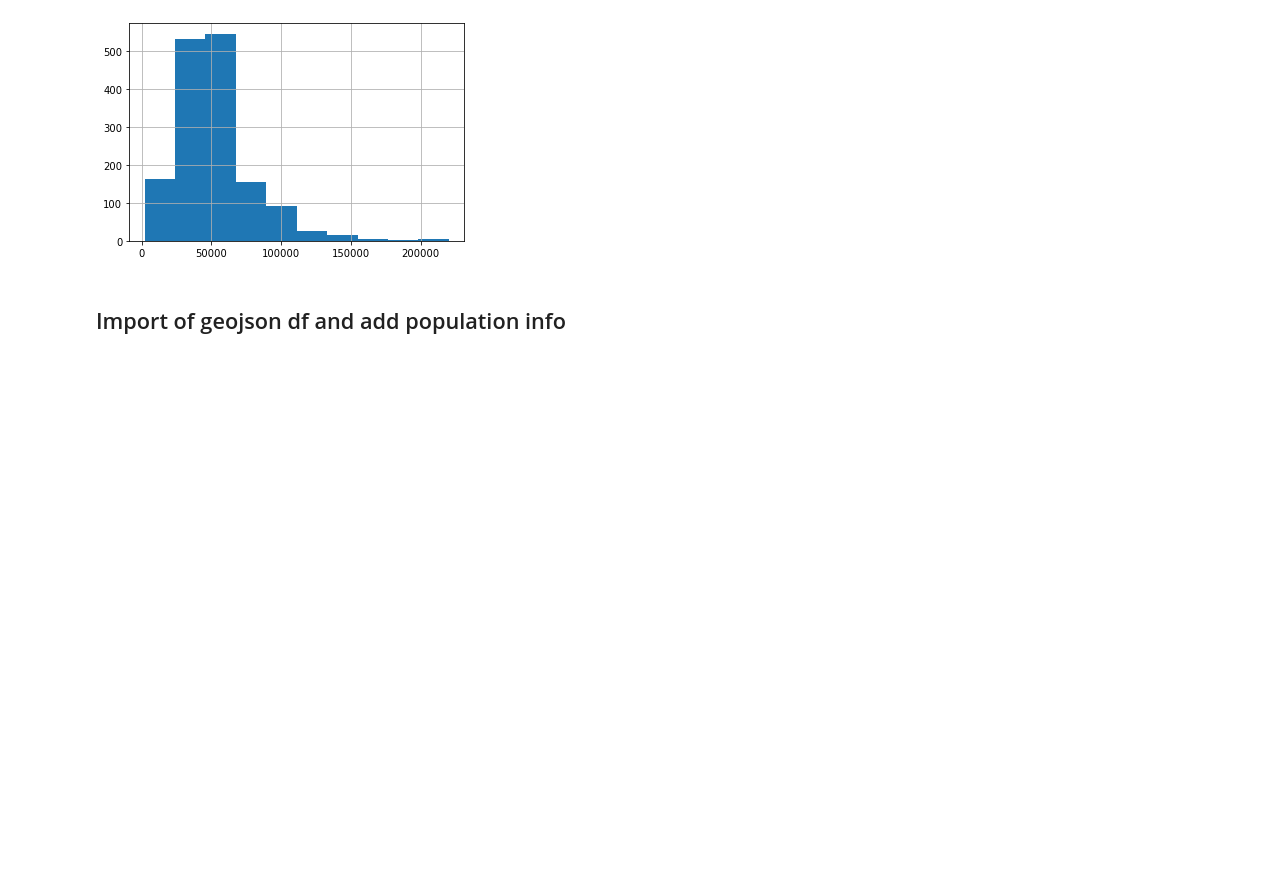
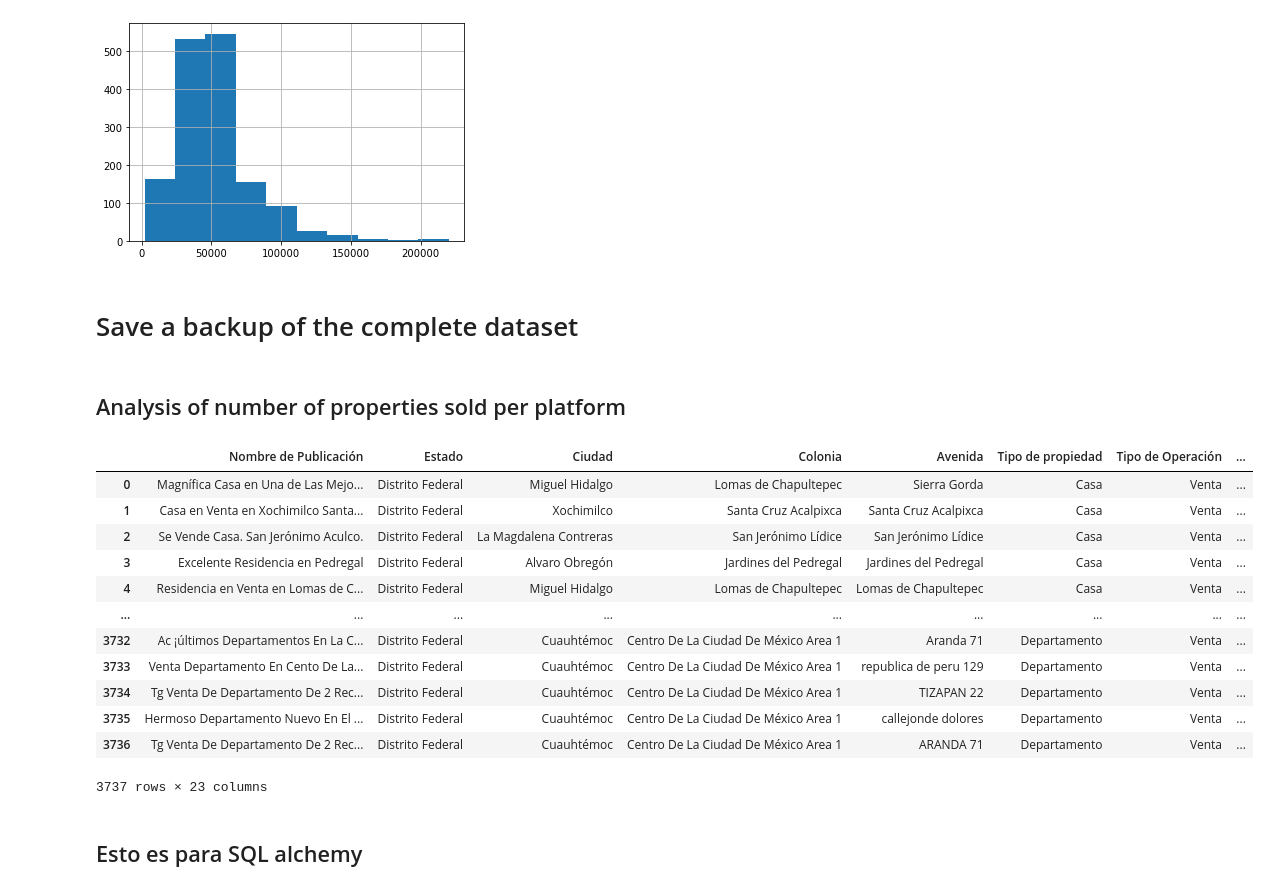
Before and after one commit to trezeget-1/meli_project, a Jupyter notebook: inmuebles_24 & Meli (further analysis).ipynb, the cells around one changed output. Saved outputs shown, nothing was run; the diff lists cells and outputs as text; code cells hidden in the pictures; blank space fills up the shorter version.

```diff
--- a/inmuebles_24 & Meli (further analysis).ipynb
+++ b/inmuebles_24 & Meli (further analysis).ipynb
@@ -577,5 +577,5 @@ meli_df['Precio por m2'].hist()
 # %% [output]
 <matplotlib.axes._subplots.AxesSubplot at 0x...>
 [figure]
-# %% [markdown]
-## Import of geojson df and add population info
+# %% [markdown]
+# Save a backup of the complete dataset
@@ -581,0 +584,22 @@ meli_df['Precio por m2'].hist()
+# %% [markdown]
+## Analysis of number of properties sold per platform
+# %%
+number_properties_df = complete_dataset_df
+# %%
+number_properties_df
+# %% [output]
+|  | Nombre de Publicación | Estado | Ciudad | Colonia | Avenida | Tipo de propiedad | Tipo de Operación | ... |
+| 0 | Magnífica Casa en Una de Las Mejo... | Distrito Federal | Miguel Hidalgo | Lomas de Chapultepec | Sierra Gorda | Casa | Venta | ... |
+| 1 | Casa en Venta en Xochimilco Santa... | Distrito Federal | Xochimilco | Santa Cruz Acalpixca | Santa Cruz Acalpixca | Casa | Venta | ... |
+| 2 | Se Vende Casa. San Jerónimo Aculco. | Distrito Federal | La Magdalena Contreras | San Jerónimo Lídice | San Jerónimo Lídice | Casa | Venta | ... |
+| 3 | Excelente Residencia en Pedregal | Distrito Federal | Alvaro Obregón | Jardines del Pedregal | Jardines del Pedregal | Casa | Venta | ... |
+| 4 | Residencia en Venta en Lomas de C... | Distrito Federal | Miguel Hidalgo | Lomas de Chapultepec | Lomas de Chapultepec | Casa | Venta | ... |
+| ... | ... | ... | ... | ... | ... | ... | ... | ... |
+| 3732 | Ac ¡últimos Departamentos En La C... | Distrito Federal | Cuauhtémoc | Centro De La Ciudad De México Area 1 | Aranda 71 | Departamento | Venta | ... |
+| 3733 | Venta Departamento En Cento De La... | Distrito Federal | Cuauhtémoc | Centro De La Ciudad De México Area 1 | republica de peru 129 | Departamento | Venta | ... |
+| 3734 | Tg Venta De Departamento De 2 Rec... | Distrito Federal | Cuauhtémoc | Centro De La Ciudad De México Area 1 | TIZAPAN 22 | Departamento | Venta | ... |
+| 3735 | Hermoso Departamento Nuevo En El ... | Distrito Federal | Cuauhtémoc | Centro De La Ciudad De México Area 1 | callejonde dolores | Departamento | Venta | ... |
+| 3736 | Tg Venta De Departamento De 2 Rec... | Distrito Federal | Cuauhtémoc | Centro De La Ciudad De México Area 1 | ARANDA 71 | Departamento | Venta | ... |
+3737 rows × 23 columns
+# %% [markdown]
+## Esto es para SQL alchemy
```
Also changed, not shown: parts of 17 cells of this notebook, 1 other file.
